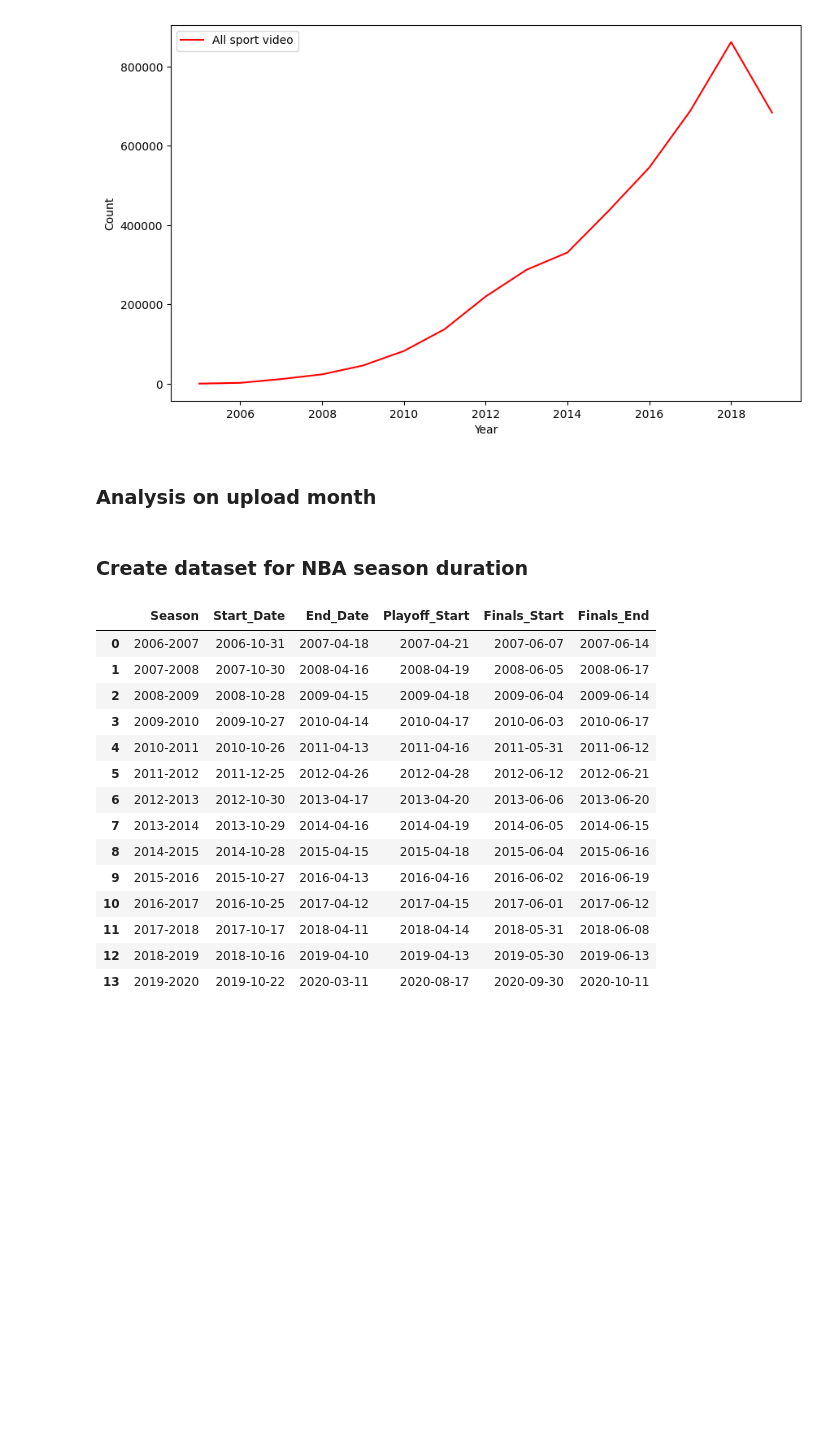
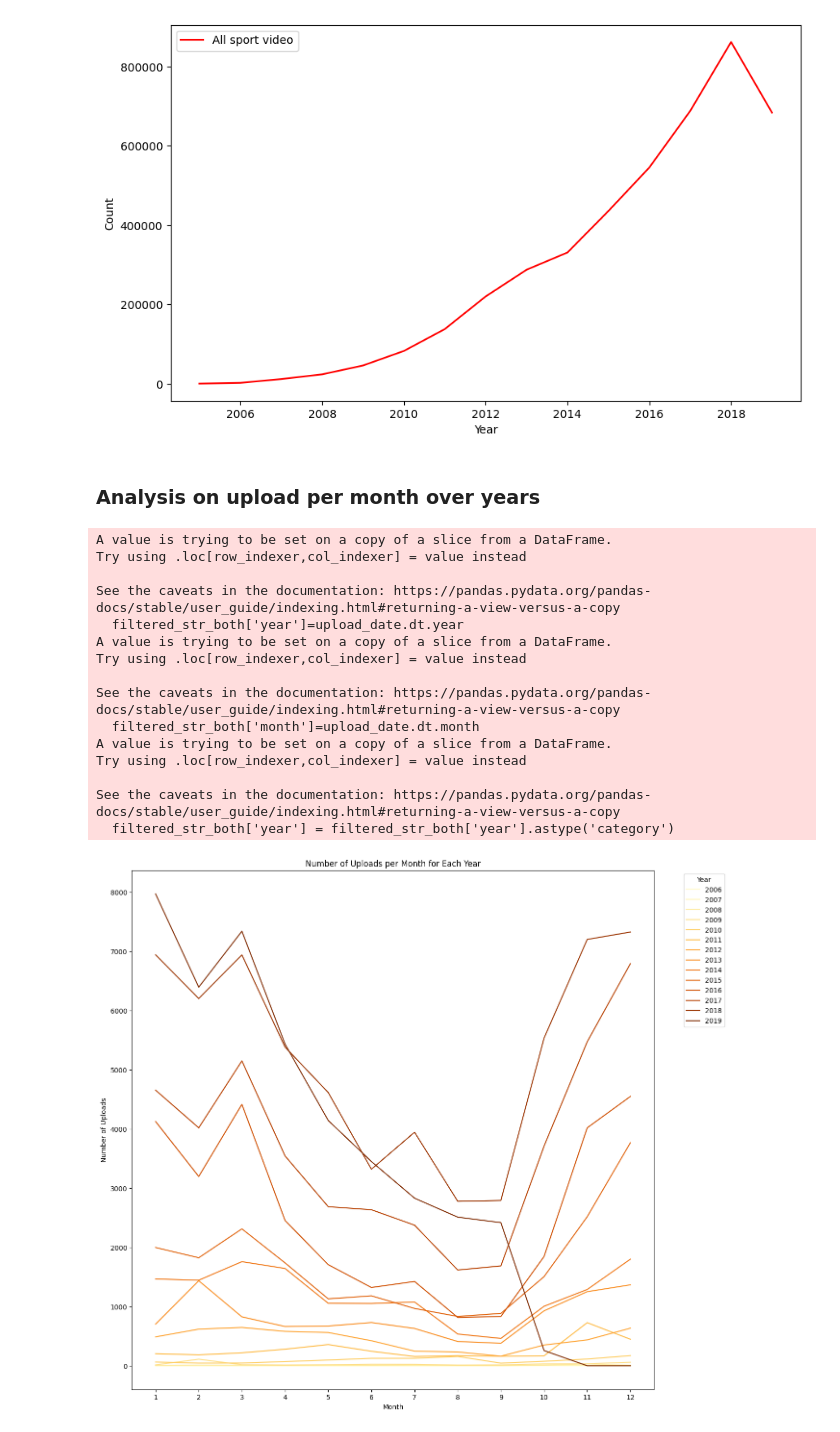
Before and after one commit to epfl-ada/ada-2024-project-robodatapioneers2024, a Jupyter notebook: NBA_analysis.ipynb, the cells around one changed output. Drawn from its saved outputs; the diff is of its cells as text; code cells hidden in the pictures; blank space fills up the shorter version.

```diff
--- a/NBA_analysis.ipynb
+++ b/NBA_analysis.ipynb
@@ -113,6 +170,4 @@ plt.show()
 # %% [output]
 [figure]
 # %% [markdown]
-### Analysis on upload month
+### Analysis on upload per month over years
-# %% [markdown]
-### Create dataset for NBA season duration
@@ -155,18 +174,35 @@ NBA_season=pd.DataFrame(data)
-# %%
-NBA_season
-# %% [output]
-|  | Season | Start_Date | End_Date | Playoff_Start | Finals_Start | Finals_End |
-| 0 | 2006-2007 | 2006-10-31 | 2007-04-18 | 2007-04-21 | 2007-06-07 | 2007-06-14 |
-| 1 | 2007-2008 | 2007-10-30 | 2008-04-16 | 2008-04-19 | 2008-06-05 | 2008-06-17 |
-| 2 | 2008-2009 | 2008-10-28 | 2009-04-15 | 2009-04-18 | 2009-06-04 | 2009-06-14 |
-| 3 | 2009-2010 | 2009-10-27 | 2010-04-14 | 2010-04-17 | 2010-06-03 | 2010-06-17 |
-| 4 | 2010-2011 | 2010-10-26 | 2011-04-13 | 2011-04-16 | 2011-05-31 | 2011-06-12 |
-| 5 | 2011-2012 | 2011-12-25 | 2012-04-26 | 2012-04-28 | 2012-06-12 | 2012-06-21 |
-| 6 | 2012-2013 | 2012-10-30 | 2013-04-17 | 2013-04-20 | 2013-06-06 | 2013-06-20 |
-| 7 | 2013-2014 | 2013-10-29 | 2014-04-16 | 2014-04-19 | 2014-06-05 | 2014-06-15 |
-| 8 | 2014-2015 | 2014-10-28 | 2015-04-15 | 2015-04-18 | 2015-06-04 | 2015-06-16 |
-| 9 | 2015-2016 | 2015-10-27 | 2016-04-13 | 2016-04-16 | 2016-06-02 | 2016-06-19 |
-| 10 | 2016-2017 | 2016-10-25 | 2017-04-12 | 2017-04-15 | 2017-06-01 | 2017-06-12 |
-| 11 | 2017-2018 | 2017-10-17 | 2018-04-11 | 2018-04-14 | 2018-05-31 | 2018-06-08 |
-| 12 | 2018-2019 | 2018-10-16 | 2019-04-10 | 2019-04-13 | 2019-05-30 | 2019-06-13 |
-| 13 | 2019-2020 | 2019-10-22 | 2020-03-11 | 2020-08-17 | 2020-09-30 | 2020-10-11 |
+# %%
+# use filtered_str_both
+upload_date=pd.to_datetime(filtered_str_both["upload_date"])
+filtered_str_both['year']=upload_date.dt.year
+filtered_str_both['month']=upload_date.dt.month
+filtered_str_both['year'] = filtered_str_both['year'].astype('category')
+
+upload_counts = filtered_str_both.groupby(['year', 'month']).size().reset_index(name='upload_count')
+plt.figure(figsize=(14, 14))
+sns.lineplot(data=upload_counts,x='month', y='upload_count',hue='year', palette="YlOrBr")
+
+plt.title('Number of Uploads per Month for Each Year')
+plt.xlabel('Month')
+plt.ylabel('Number of Uploads')
+plt.legend(title='Year', bbox_to_anchor=(1.05, 1), loc='upper left')
+plt.xticks(np.arange(1, 13, 1))
+
+plt.show()
+# %% [output]
+A value is trying to be set on a copy of a slice from a DataFrame.
+Try using .loc[row_indexer,col_indexer] = value instead
+
+See the caveats in the documentation: https://pandas.pydata.org/pandas-docs/stable/user_guide/indexing.html#returning-a-view-versus-a-copy
+  filtered_str_both['year']=upload_date.dt.year
+A value is trying to be set on a copy of a slice from a DataFrame.
+Try using .loc[row_indexer,col_indexer] = value instead
+
+See the caveats in the documentation: https://pandas.pydata.org/pandas-docs/stable/user_guide/indexing.html#returning-a-view-versus-a-copy
+  filtered_str_both['month']=upload_date.dt.month
+A value is trying to be set on a copy of a slice from a DataFrame.
+Try using .loc[row_indexer,col_indexer] = value instead
+
+See the caveats in the documentation: https://pandas.pydata.org/pandas-docs/stable/user_guide/indexing.html#returning-a-view-versus-a-copy
+  filtered_str_both['year'] = filtered_str_both['year'].astype('category')
+[figure, added]
```
Also changed, not shown: parts of 10 cells of this notebook.
